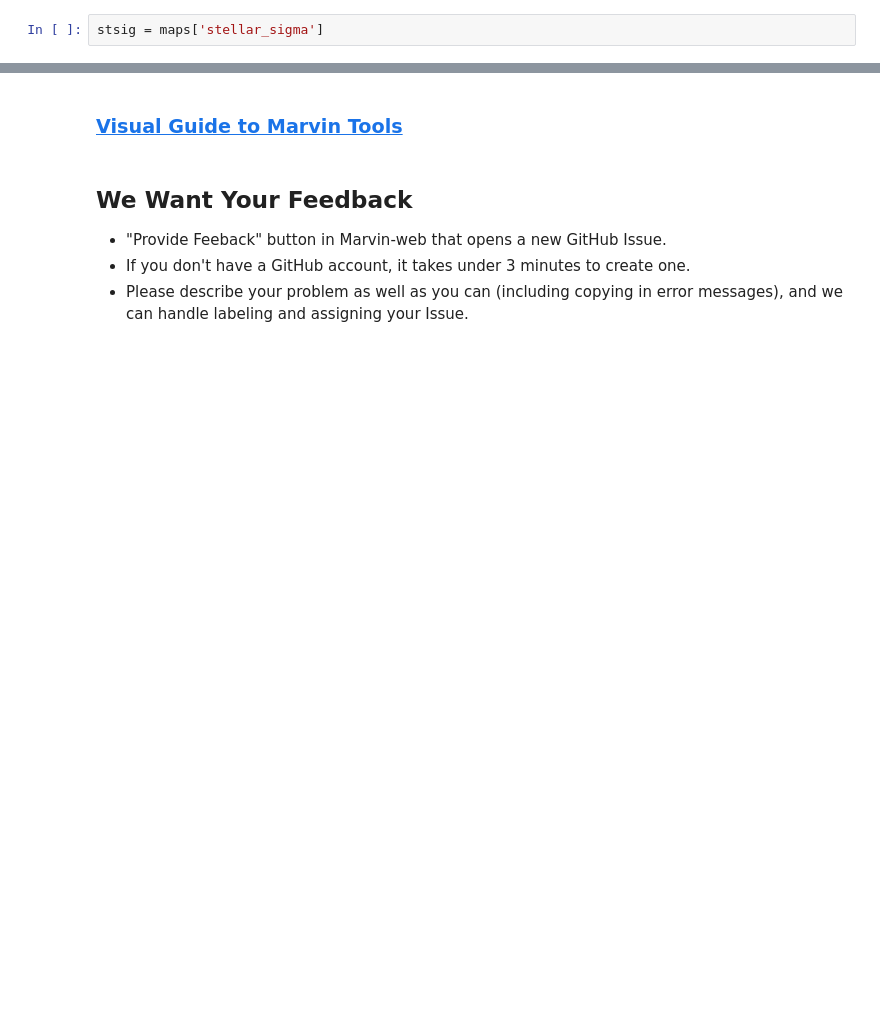
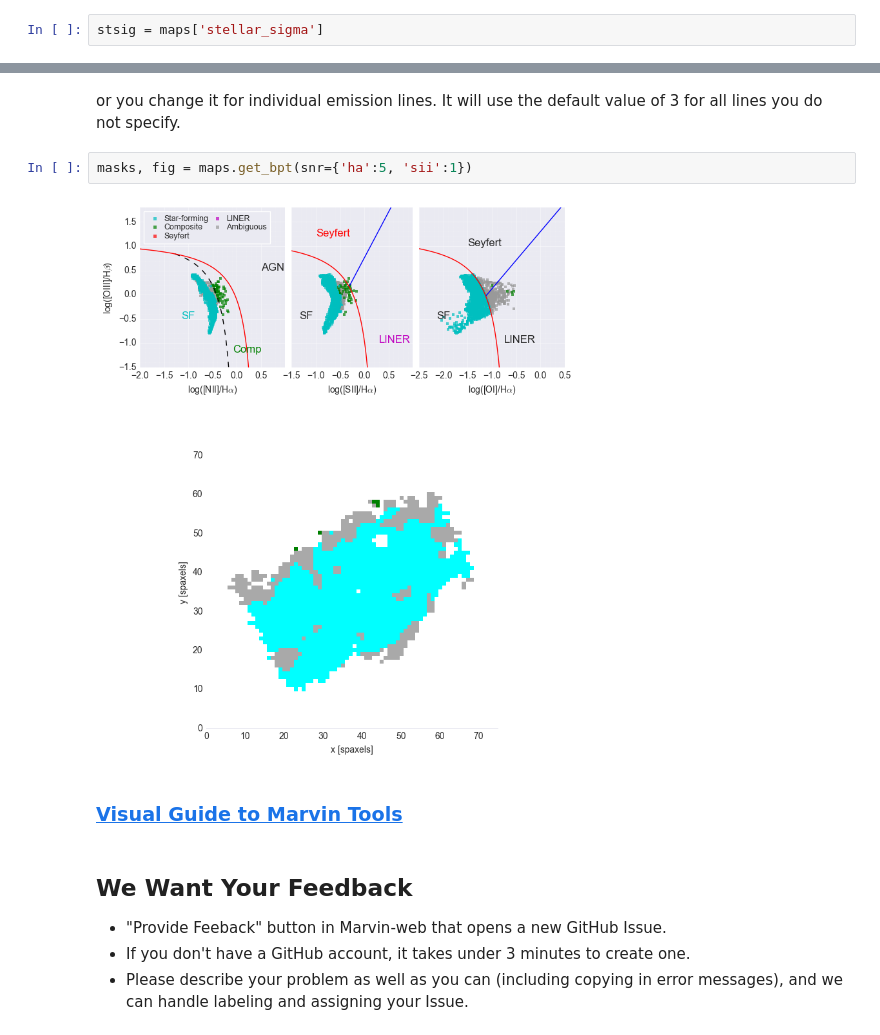
Before and after one commit to sdss/marvin, a Jupyter notebook: docs/sphinx/jupyter/whats_new_v21.ipynb, the cells around one changed output, grey strips where cells are left out. Saved outputs shown, nothing was run; the diff lists cells and outputs as text; blank space fills up the shorter version.

```diff
--- a/docs/sphinx/jupyter/whats_new_v21.ipynb
+++ b/docs/sphinx/jupyter/whats_new_v21.ipynb
@@ -116,3 +141,9 @@ array([ 5.40260124,  2.87350631,  6.6536684 , ...,  2.1389935 ,
+# %% [markdown]
+or you change it for individual emission lines.  It will use the default value of 3 for all lines you do not specify.
+# %%
+masks, fig = maps.get_bpt(snr={'ha':5, 'sii':1})
+# %% [output]
+[figure, added]
 # %% [markdown]
 ### [Visual Guide to Marvin Tools](https://api.sdss.org/doc/manga/marvin/tools/visual-guide.html#visual-guide)
 # %% [markdown]
```
Also changed, not shown: parts of 21 cells of this notebook.
